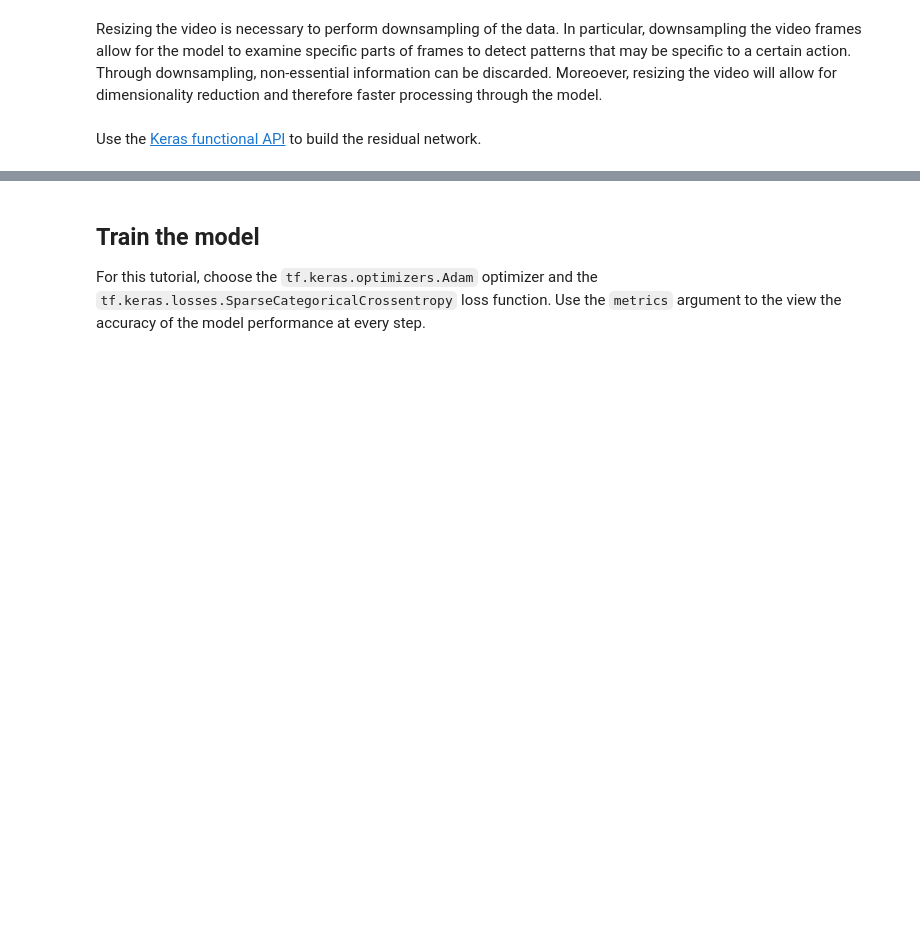
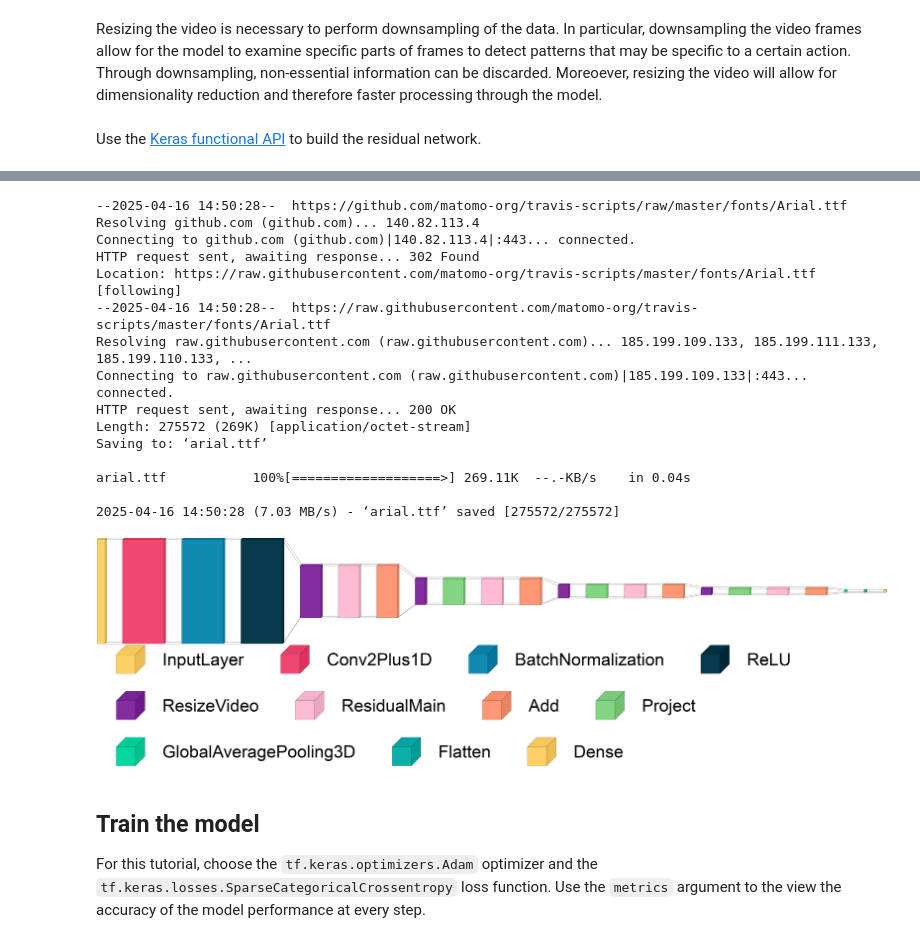
Before and after one commit to MrWaradana/video-classification-tensorflow, a Jupyter notebook: site/en/tutorials/video/video_classification.ipynb, the cells around one changed output, grey strips where cells are left out. Drawn from its saved outputs; the diff is of its cells as text; code cells hidden in the pictures; blank space fills up the shorter version.

```diff
--- a/site/en/tutorials/video/video_classification.ipynb
+++ b/site/en/tutorials/video/video_classification.ipynb
@@ -525,3 +535,37 @@ keras.utils.plot_model(model, expand_nested=True, dpi=60, show_shapes=True)
+# %%
+import visualkeras
+from PIL import ImageFont
+import os
+
+# Download a font file directly in Colab
+!wget -O arial.ttf https://github.com/matomo-org/travis-scripts/raw/master/fonts/Arial.ttf
+
+# Use the downloaded font with a very large size
+font = ImageFont.truetype("arial.ttf", 148)  # Very large font size
+
+# Create the visualization with larger components
+visualkeras.layered_view(model,
+                        to_file='model_viz.png',
+                        font=font,
+                        spacing=150,
+                        legend=True)
+# %% [output]
+--2025-04-16 14:50:28--  https://github.com/matomo-org/travis-scripts/raw/master/fonts/Arial.ttf
+Resolving github.com (github.com)... 140.82.113.4
+Connecting to github.com (github.com)|140.82.113.4|:443... connected.
+HTTP request sent, awaiting response... 302 Found
+Location: https://raw.githubusercontent.com/matomo-org/travis-scripts/master/fonts/Arial.ttf [following]
+--2025-04-16 14:50:28--  https://raw.githubusercontent.com/matomo-org/travis-scripts/master/fonts/Arial.ttf
+Resolving raw.githubusercontent.com (raw.githubusercontent.com)... 185.199.109.133, 185.199.111.133, 185.199.110.133, ...
+Connecting to raw.githubusercontent.com (raw.githubusercontent.com)|185.199.109.133|:443... connected.
+HTTP request sent, awaiting response... 200 OK
+Length: 275572 (269K) [application/octet-stream]
+Saving to: ‘arial.ttf’
+
+arial.ttf           100%[===================>] 269.11K  --.-KB/s    in 0.04s
+
+2025-04-16 14:50:28 (7.03 MB/s) - ‘arial.ttf’ saved [275572/275572]
+[figure, added]
 # %% [markdown]
 ## Train the model
 
```
Also changed, not shown: parts of 3 cells of this notebook.
